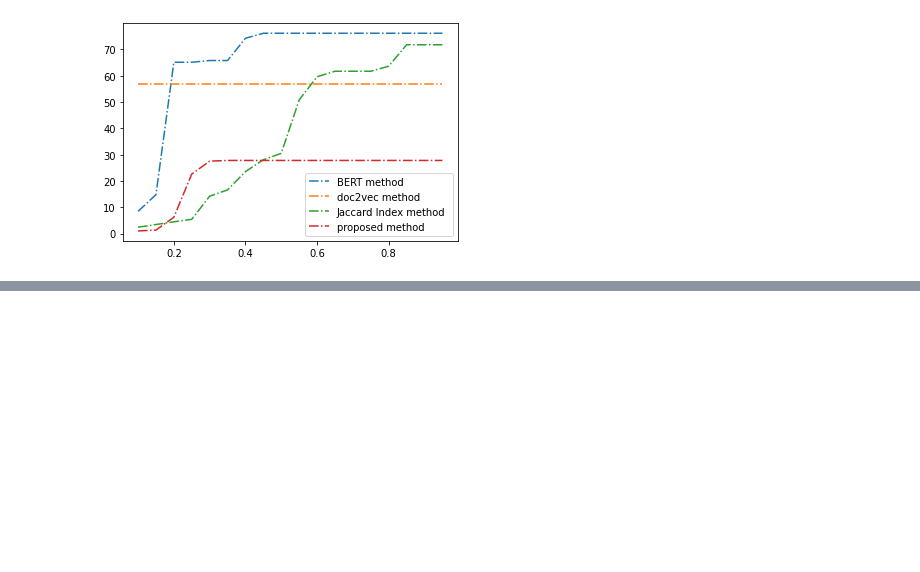
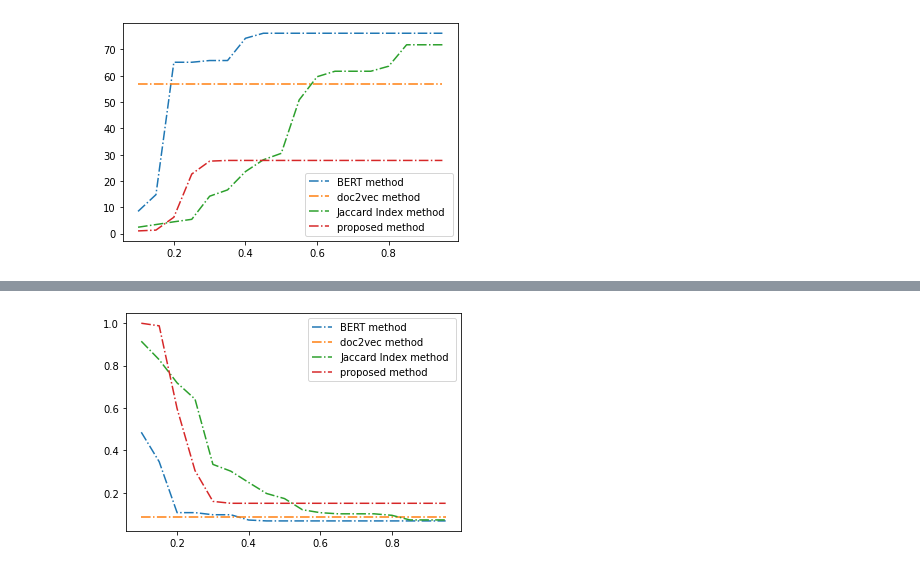
Before and after one commit to AlirezaPNouri/Storytelling, a Jupyter notebook: proposed_v2.ipynb, the cells around one changed output, grey strips where cells are left out. Drawn from its saved outputs; the diff is of its cells as text; code cells hidden in the pictures; blank space fills up the shorter version.

```diff
--- a/proposed_v2.ipynb
+++ b/proposed_v2.ipynb
@@ -533,0 +594,40 @@ for doc in total_doc_embedding.keys():
+# %%
+disp_porposed = list()
+disp_bert = list()
+disp_ji = list()
+disp_doc2vec = list()
+
+for om in omega_max_list:
+  g_value = [final_disp(x, 0.025) for x in full_story_NYT_proposed_embedding[om]]
+  disp_porposed.append(sum(g_value)/ len(g_value))
+  f_value = [final_disp(x, 0.025) for x in full_story_NYT_bert_embedding[om]]
+  disp_bert.append(sum(f_value)/ len(f_value))
+  z_value = [final_disp(x, 0.025) for x in full_story_NYT_ji_embedding[om]]
+  disp_ji.append(sum(z_value)/  len(z_value))
+  a_value = [final_disp(x, 0.025) for x in full_story_NYT_doc2vec_embedding[om]]
+  disp_doc2vec.append(sum(a_value)/len(a_value))
+# %%
+# importing package
+import matplotlib.pyplot as plt
+import numpy as np
+
+# create data
+
+
+y = disp_bert
+x = omega_max_list
+plt.plot(x, y, label = "BERT method ", linestyle="-." )
+
+y = disp_doc2vec
+plt.plot(x, y, label = "doc2vec method ", linestyle="-." )
+
+y = disp_ji
+plt.plot(x, y, label = "Jaccard Index method ", linestyle="-." )
+
+y = disp_porposed
+plt.plot(x, y, label = "proposed method ", linestyle="-." )
+
+plt.legend()
+plt.show()
+# %% [output]
+[figure, added]
```
Also changed, not shown: parts of 13 cells of this notebook.
